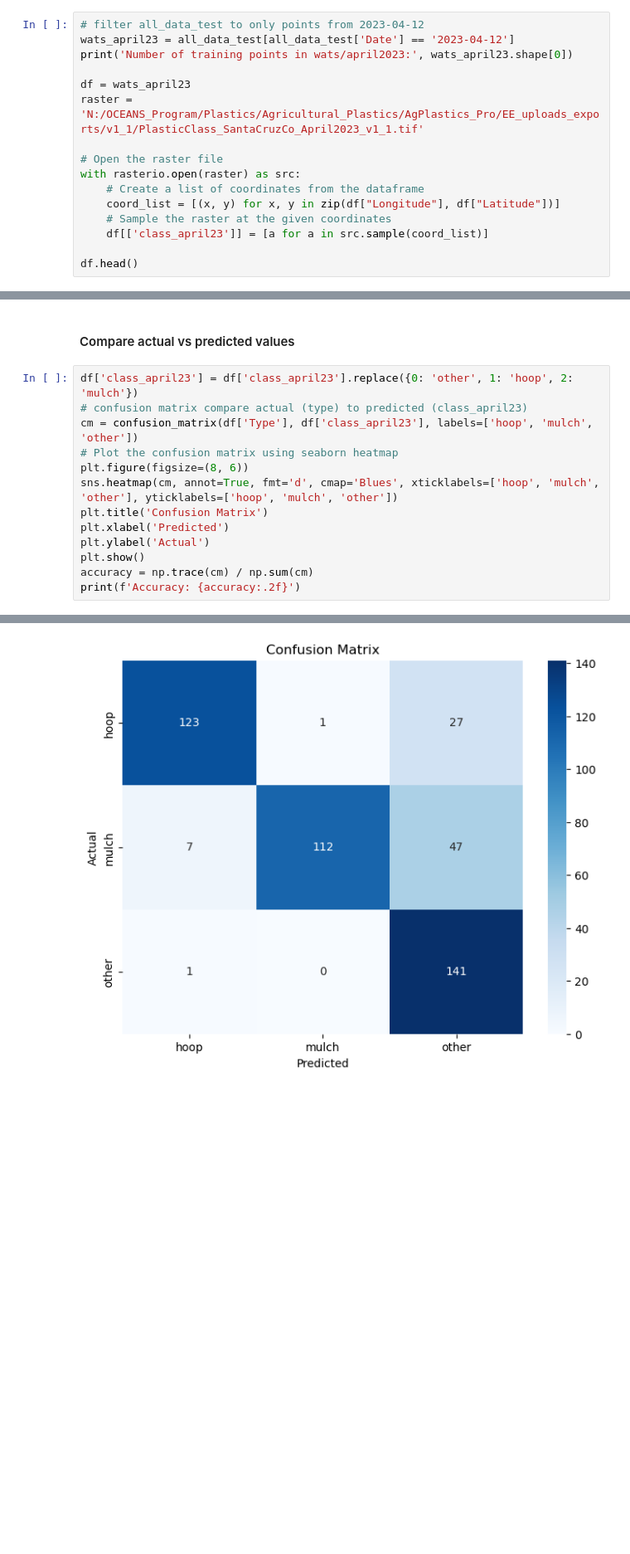
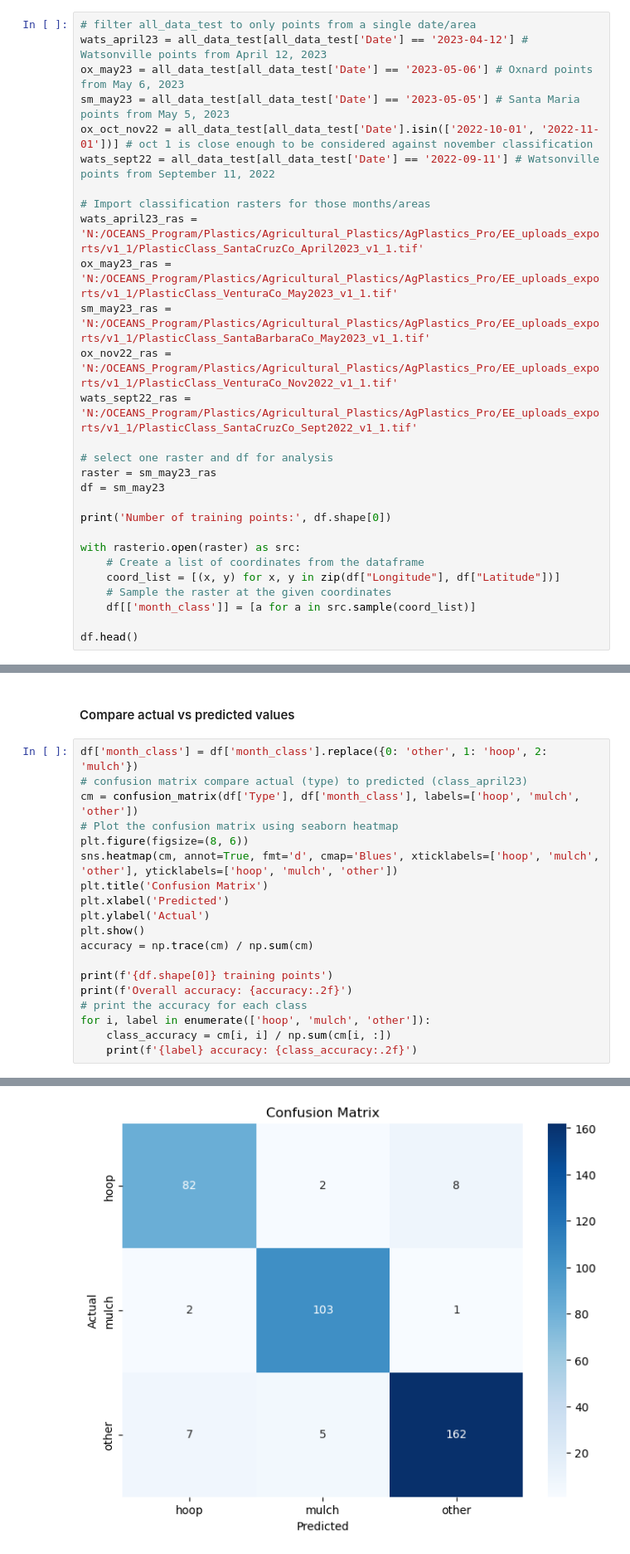
Before and after one commit to tnc-ca-geo/rs-ag-plastics, a Jupyter notebook: AT_Validation_Monthly_2025.ipynb, the cells around one changed output, grey strips where cells are left out. Shown at 83% size. Drawn from its saved outputs; the diff is of its cells as text; blank space fills up the shorter version.

Commit message:
added a bunch of diff raster/date options

```diff
--- a/AT_Validation_Monthly_2025.ipynb
+++ b/AT_Validation_Monthly_2025.ipynb
@@ -102,17 +116,29 @@ Name: count, dtype: int64
 # %%
-# filter all_data_test to only points from 2023-04-12
-wats_april23 = all_data_test[all_data_test['Date'] == '2023-04-12']
-print('Number of training points in wats/april2023:', wats_april23.shape[0])
+# filter all_data_test to only points from a single date/area
+wats_april23 = all_data_test[all_data_test['Date'] == '2023-04-12'] # Watsonville points from April 12, 2023
+ox_may23 = all_data_test[all_data_test['Date'] == '2023-05-06'] # Oxnard points from May 6, 2023
+sm_may23 = all_data_test[all_data_test['Date'] == '2023-05-05'] # Santa Maria points from May 5, 2023
+ox_oct_nov22 = all_data_test[all_data_test['Date'].isin(['2022-10-01', '2022-11-01'])] # oct 1 is close enough to be considered against november classification
+wats_sept22 = all_data_test[all_data_test['Date'] == '2022-09-11'] # Watsonville points from September 11, 2022
 
-df = wats_april23
-raster = 'N:/OCEANS_Program/Plastics/Agricultural_Plastics/AgPlastics_Pro/EE_uploads_exports/v1_1/PlasticClass_SantaCruzCo_April2023_v1_1.tif'
+# Import classification rasters for those months/areas
+wats_april23_ras = 'N:/OCEANS_Program/Plastics/Agricultural_Plastics/AgPlastics_Pro/EE_uploads_exports/v1_1/PlasticClass_SantaCruzCo_April2023_v1_1.tif'
+ox_may23_ras = 'N:/OCEANS_Program/Plastics/Agricultural_Plastics/AgPlastics_Pro/EE_uploads_exports/v1_1/PlasticClass_VenturaCo_May2023_v1_1.tif'
+sm_may23_ras = 'N:/OCEANS_Program/Plastics/Agricultural_Plastics/AgPlastics_Pro/EE_uploads_exports/v1_1/PlasticClass_SantaBarbaraCo_May2023_v1_1.tif'
+ox_nov22_ras = 'N:/OCEANS_Program/Plastics/Agricultural_Plastics/AgPlastics_Pro/EE_uploads_exports/v1_1/PlasticClass_VenturaCo_Nov2022_v1_1.tif'
+wats_sept22_ras = 'N:/OCEANS_Program/Plastics/Agricultural_Plastics/AgPlastics_Pro/EE_uploads_exports/v1_1/PlasticClass_SantaCruzCo_Sept2022_v1_1.tif'
 
-# Open the raster file
+# select one raster and df for analysis
+raster = sm_may23_ras
+df = sm_may23
+
+print('Number of training points:', df.shape[0])
+
 with rasterio.open(raster) as src:
     # Create a list of coordinates from the dataframe
     coord_list = [(x, y) for x, y in zip(df["Longitude"], df["Latitude"])]
     # Sample the raster at the given coordinates
-    df[['class_april23']] = [a for a in src.sample(coord_list)]
+    df[['month_class']] = [a for a in src.sample(coord_list)]
 
 df.head()
 # %% [output]
@@ -131,9 +157,9 @@ See the caveats in the documentation: https://pandas.pydata.org/pandas-docs/stab
 # %% [markdown]
 #### Compare actual vs predicted values
 # %%
-df['class_april23'] = df['class_april23'].replace({0: 'other', 1: 'hoop', 2: 'mulch'})
+df['month_class'] = df['month_class'].replace({0: 'other', 1: 'hoop', 2: 'mulch'})
 # confusion matrix compare actual (type) to predicted (class_april23)
-cm = confusion_matrix(df['Type'], df['class_april23'], labels=['hoop', 'mulch', 'other'])
+cm = confusion_matrix(df['Type'], df['month_class'], labels=['hoop', 'mulch', 'other'])
 # Plot the confusion matrix using seaborn heatmap
 plt.figure(figsize=(8, 6))
 sns.heatmap(cm, annot=True, fmt='d', cmap='Blues', xticklabels=['hoop', 'mulch', 'other'], yticklabels=['hoop', 'mulch', 'other'])
@@ -142,7 +168,13 @@ plt.xlabel('Predicted')
 plt.ylabel('Actual')
 plt.show()
 accuracy = np.trace(cm) / np.sum(cm)
-print(f'Accuracy: {accuracy:.2f}')
+
+print(f'{df.shape[0]} training points')
+print(f'Overall accuracy: {accuracy:.2f}')
+# print the accuracy for each class
+for i, label in enumerate(['hoop', 'mulch', 'other']):
+    class_accuracy = cm[i, i] / np.sum(cm[i, :])
+    print(f'{label} accuracy: {class_accuracy:.2f}')
 # %% [output]
 A value is trying to be set on a copy of a slice from a DataFrame.
 Try using .loc[row_indexer,col_indexer] = value instead
@@ -152 +184 @@ See the caveats in the documentation: https://pandas.pydata.org/pandas-docs/stab
-[figure, old version]
+[figure, new version]
```
Also changed, not shown: parts of 4 cells of this notebook.
